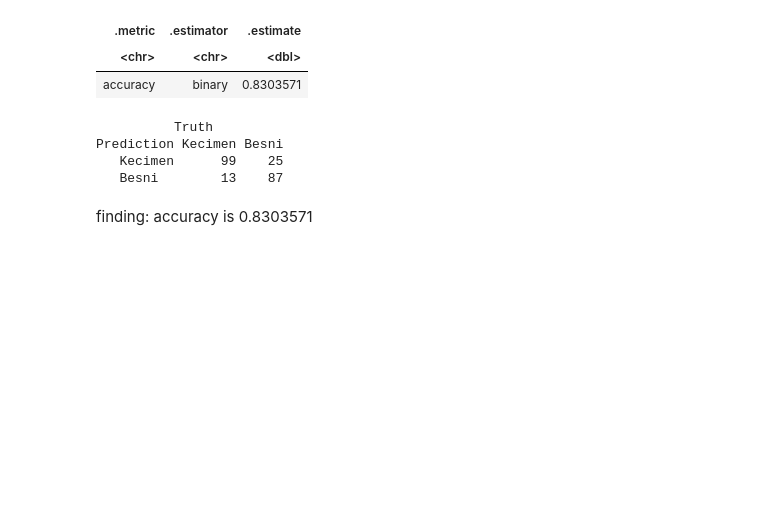
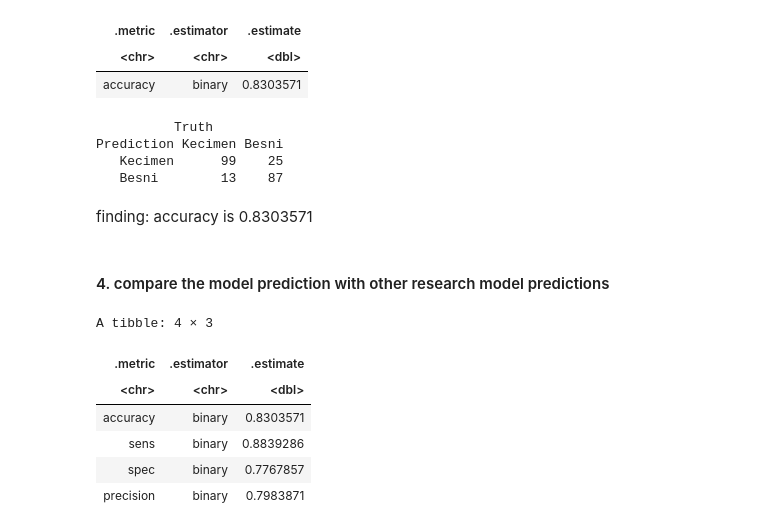
Before and after one commit to dylankim990/DSCI100_Group_1, a Jupyter notebook: MainDataAnalysis .ipynb, the cells around one changed output. Cells and saved outputs as stored; diff of their text form; code cells hidden in the pictures; blank space fills up the shorter version.

```diff
--- a/MainDataAnalysis .ipynb
+++ b/MainDataAnalysis .ipynb
@@ -199,3 +198,37 @@ Prediction Kecimen Besni
    Besni        13    87
 # %% [markdown]
 finding: accuracy is 0.8303571
+# %% [markdown]
+#### 4. compare the model prediction with other research model predictions
+# %%
+#data from raisin_conf_mat
+tp <- 99
+fp <- 25
+fn <- 13
+tn <- 87
+
+#formula to find accuracy, sensitivity, etc
+accuracy <- ((tp + tn)/(tp + fp + tn + fn))*100
+sensitivity <- (tp / (tp + fn))*100
+
+#decided to use summary(raisin_conf_mat)
+
+# KNN <- as.data.frame(t(summary(raisin_conf_mat))) %>%
+#     rename(Accuracy = V1)
+
+KNN <- summary(raisin_conf_mat) %>%
+    filter(.metric == "accuracy" | .metric == "sens" | .metric == "spec" | .metric == "precision")
+KNN
+#filter the .metrics that also appeared on the research's performance measurements: accuracy, sens, spec, precision
+
+
+#the missing metrics compared to the research is filled in by the provided formula
+#missing: F1-Score, Negative_Predictive_Value, False_Positive_Rate, False_Discovery_Rate, False_Negative_Rate
+# %% [output]
+A tibble: 4 × 3
+| .metric | .estimator | .estimate |
+| <chr> | <chr> | <dbl> |
+| accuracy | binary | 0.8303571 |
+| sens | binary | 0.8839286 |
+| spec | binary | 0.7767857 |
+| precision | binary | 0.7983871 |
```
Also changed, not shown: parts of 3 cells of this notebook.
